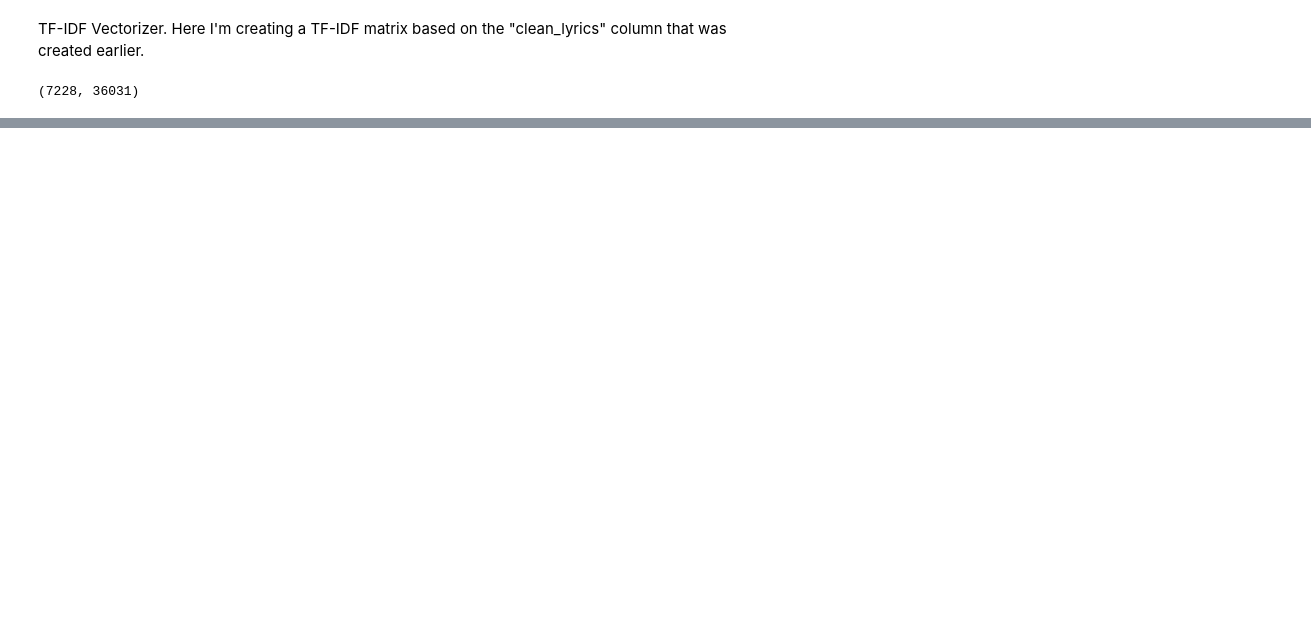
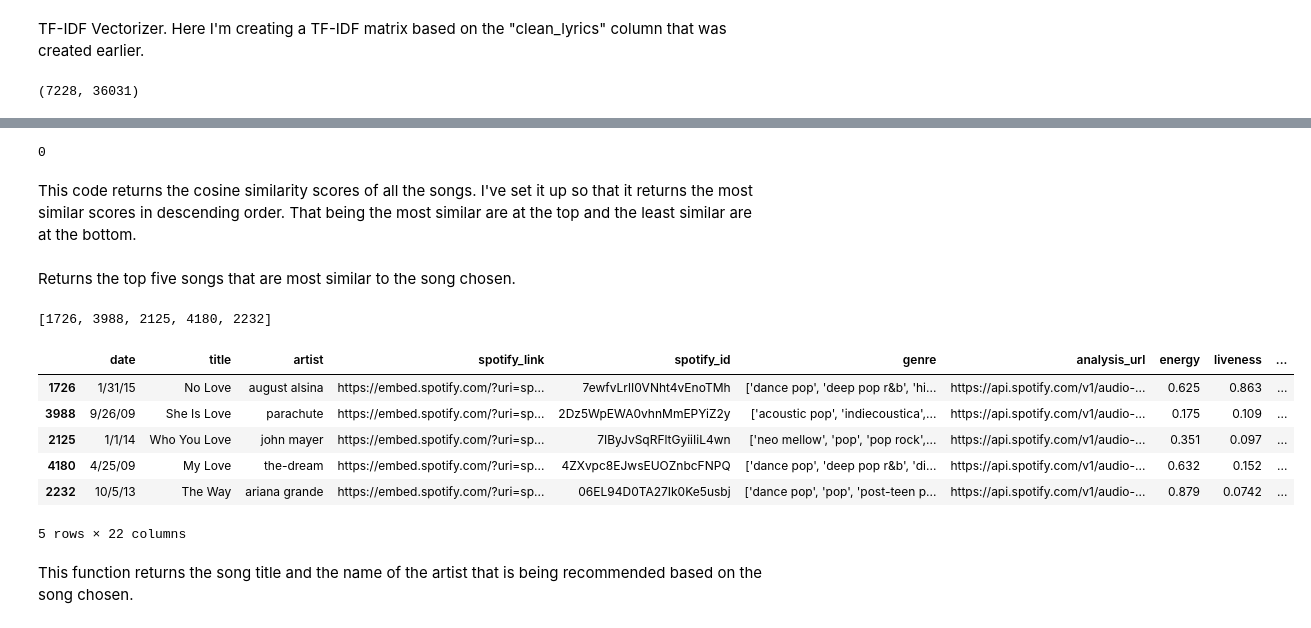
Before and after one commit to EricCallaway/Music_Recommendation_Application, a Jupyter notebook: tf-idf_recommendation.ipynb, the cells around one changed output, grey strips where cells are left out. Drawn from its saved outputs; the diff is of its cells as text; code cells hidden in the pictures; blank space fills up the shorter version.

Commit message:
[ADD] version 1.0 of the application works. I'm receiving recommendations based on the similarity of the lyrics. :)

```diff
--- a/tf-idf_recommendation.ipynb
+++ b/tf-idf_recommendation.ipynb
@@ -128,0 +171,36 @@ print(tf_idf_matrix.shape)
+# %%
+row_num = get_index(df=df, artist_name='Juice WRLD', song_name='All Girls Are The Same')
+print(row_num)
+# %% [output]
+0
+# %% [markdown]
+This code returns the cosine similarity scores of all the songs. I've set it up so that it returns the most similar scores in descending order. That being the most similar are at the top and the least similar are at the bottom.
+# %%
+score_series = pd.Series(cos_sim[row_num]).sort_values(ascending=False)
+# %% [markdown]
+Returns the top five songs that are most similar to the song chosen.
+# %%
+top_5_indexes = list(score_series.iloc[1:6].index)
+# %%
+recommended_songs = []
+for i in top_5_indexes:
+    recommended_songs.append(list(df.index)[i])
+print(recommended_songs)
+# %% [output]
+[1726, 3988, 2125, 4180, 2232]
+# %%
+def get_song_details(df, songs : list) -> list:
+    song_rows = df.iloc[songs]
+    return song_rows
+
+get_song_details(df, songs=recommended_songs)
+# %% [output]
+|  | date | title | artist | spotify_link | spotify_id | genre | analysis_url | energy | liveness | ... |
+| 1726 | 1/31/15 | No Love | august alsina | https://embed.spotify.com/?uri=sp... | 7ewfvLrlI0VNht4vEnoTMh | ['dance pop', 'deep pop r&b', 'hi... | https://api.spotify.com/v1/audio-... | 0.625 | 0.863 | ... |
+| 3988 | 9/26/09 | She Is Love | parachute | https://embed.spotify.com/?uri=sp... | 2Dz5WpEWA0vhnMmEPYiZ2y | ['acoustic pop', 'indiecoustica',... | https://api.spotify.com/v1/audio-... | 0.175 | 0.109 | ... |
+| 2125 | 1/1/14 | Who You Love | john mayer | https://embed.spotify.com/?uri=sp... | 7IByJvSqRFltGyiiIiL4wn | ['neo mellow', 'pop', 'pop rock',... | https://api.spotify.com/v1/audio-... | 0.351 | 0.097 | ... |
+| 4180 | 4/25/09 | My Love | the-dream | https://embed.spotify.com/?uri=sp... | 4ZXvpc8EJwsEUOZnbcFNPQ | ['dance pop', 'deep pop r&b', 'di... | https://api.spotify.com/v1/audio-... | 0.632 | 0.152 | ... |
+| 2232 | 10/5/13 | The Way | ariana grande | https://embed.spotify.com/?uri=sp... | 06EL94D0TA27Ik0Ke5usbj | ['dance pop', 'pop', 'post-teen p... | https://api.spotify.com/v1/audio-... | 0.879 | 0.0742 | ... |
+5 rows × 22 columns
+# %% [markdown]
+This function returns the song title and the name of the artist that is being recommended based on the song chosen.
```
Also changed, not shown: parts of 9 cells of this notebook.
